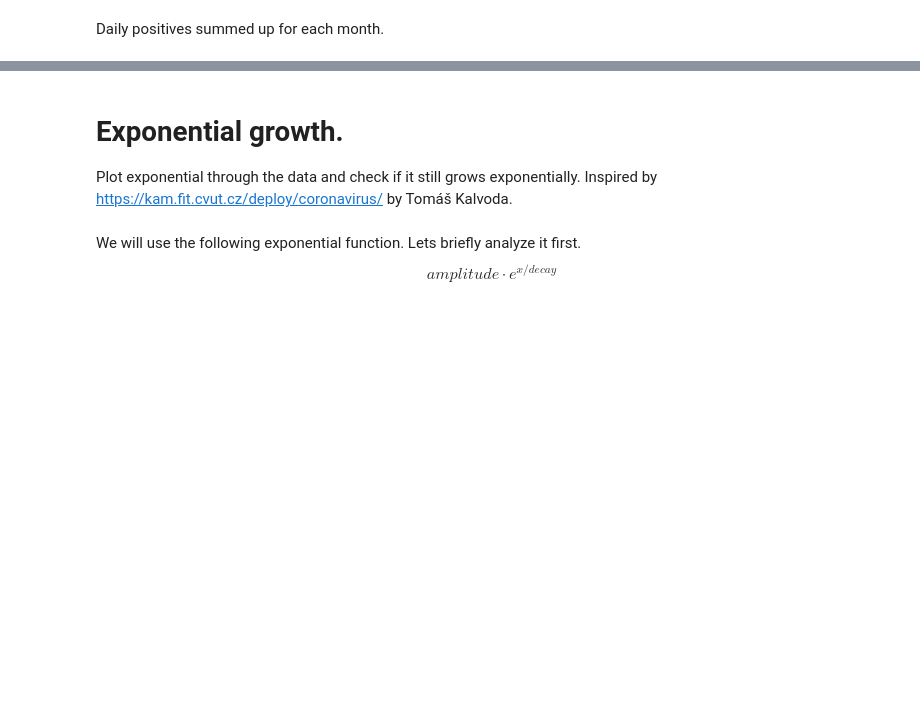
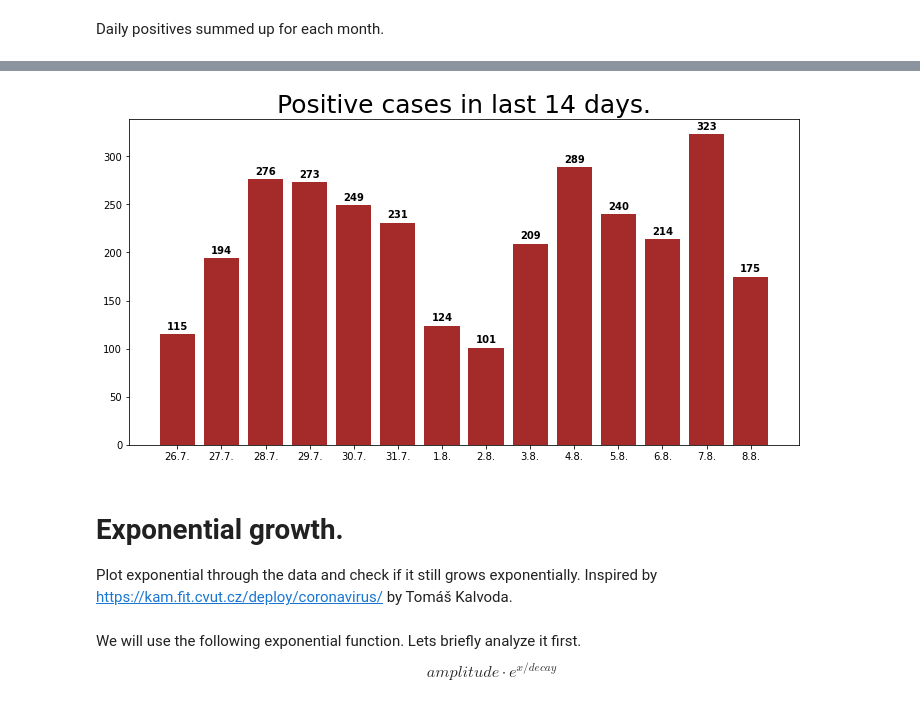
Before and after one commit to Gregofi/corona-czechia, a Jupyter notebook: corona.ipynb, the cells around one changed output, grey strips where cells are left out. Cells and saved outputs as stored; diff of their text form; code cells hidden in the pictures; blank space fills up the shorter version.

```diff
--- a/corona.ipynb
+++ b/corona.ipynb
@@ -180,3 +182,27 @@ g.plot(y='daily_tests', kind='bar', figsize=(12,6))
+# %%
+# Format function to return 'day'.'month'. from datetime.
+def line_format(x):
+    return "{}.{}.".format(x.date().day, x.date().month)
+
+# Get the last fourteen rows.
+corona_last = corona[-14:]
+fig, ax = plt.subplots(figsize=(12,6))
+
+# Plot last fourteen days.
+bars = ax.bar(corona_last['date'], corona_last['daily_positives'], color='brown')
+
+# Create the x_ticks from the dates, also format them.
+ax.set_xticks(corona_last['date'])
+ax.set_xticklabels(map(lambda x : line_format(x), corona_last.date))
+ax.set_title("Positive cases in last 14 days.", fontsize=25)
+
+# For each bar, write the number of cases (which is the bar height) at the top.
+for rect in bars:
+    height = rect.get_height()
+    plt.text(rect.get_x() + rect.get_width()/2., height + 3, '{}'.format(int(height)), ha='center', va='bottom', weight='heavy')
+plt.show()
+# %% [output]
+[figure, added]
 # %% [markdown]
 # Exponential growth.
 Plot exponential through the data and check if it still grows exponentially.
```
Also changed, not shown: parts of 7 cells of this notebook.
